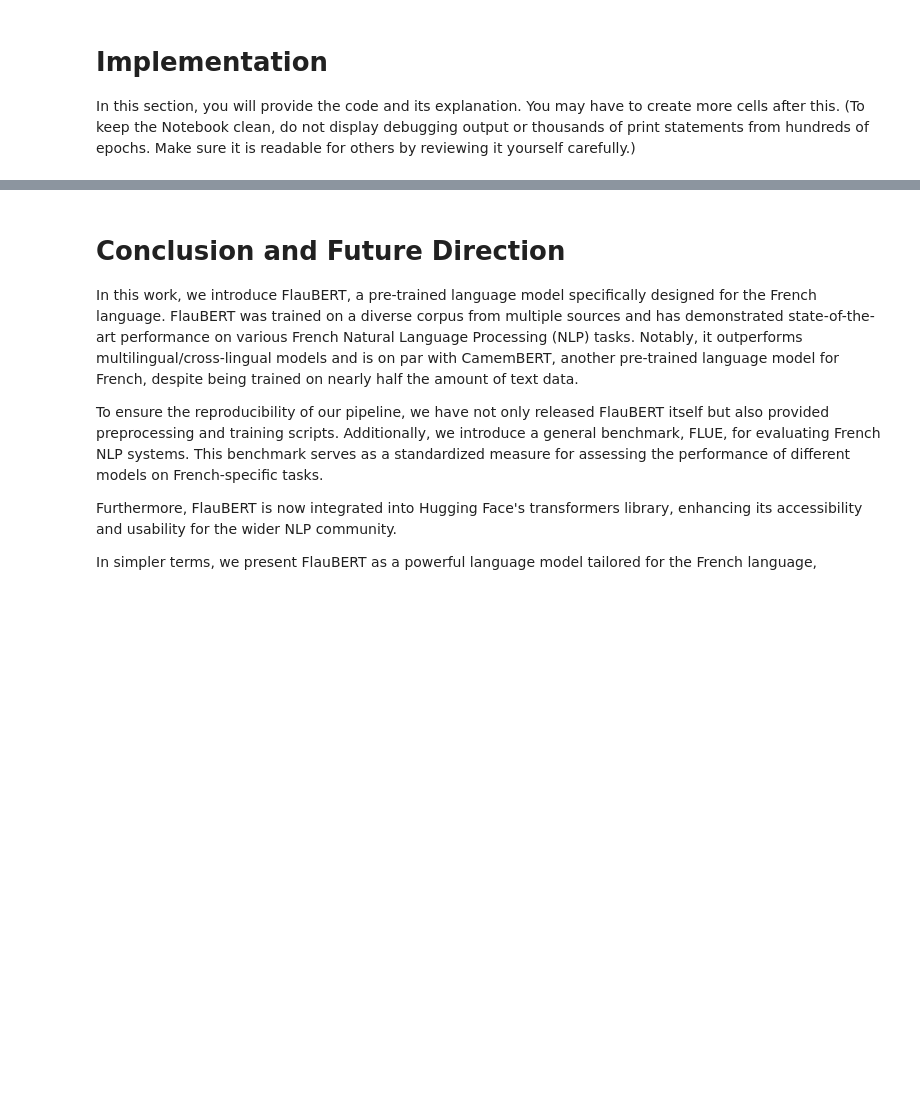
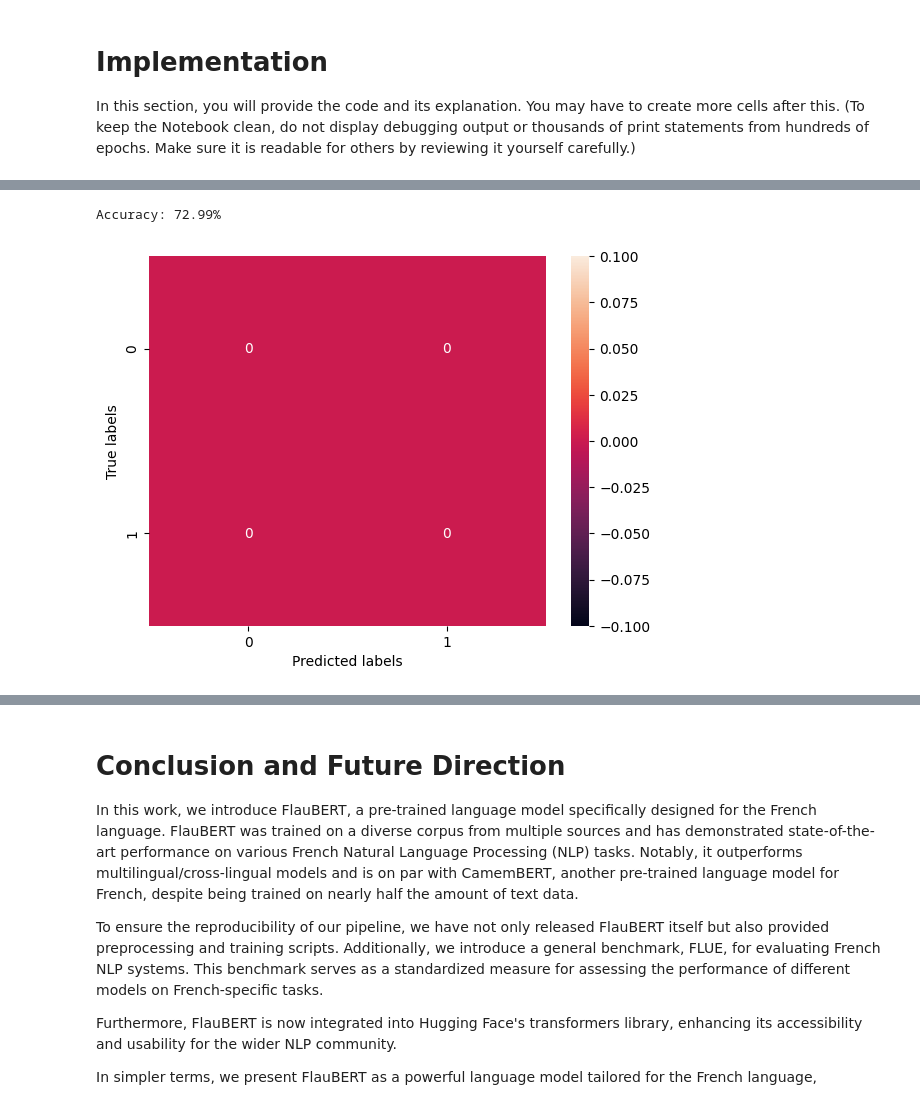
Before and after one commit to Harkiratsran7/Machine-Learning-French-Sentiment-Analysis, a Jupyter notebook: AIDI_1002_Final_Project.ipynb, the cells around one changed output, grey strips where cells are left out. Cells and saved outputs as stored; diff of their text form; code cells hidden in the pictures; blank space fills up the shorter version.

```diff
--- a/AIDI_1002_Final_Project.ipynb
+++ b/AIDI_1002_Final_Project.ipynb
@@ -74,0 +80,8 @@ In this section, you will provide the code and its explanation. You may have to
+# %%
+# load data
+df = pd.read_csv('./data/roft.csv')
+df['combined_text'] = df['prompt'].astype(str) + ' ' + df['generation'].astype(str)
+df['label'] = [0 if i < len(df) / 2 else 1 for i in range(len(df))]  # Update as per your dataset
+
+# use tokenizer to convert text to tokens
+tokenizer = BertTokenizer.from_pretrained('bert-base-uncased')
@@ -74,0 +106,11 @@ In this section, you will provide the code and its explanation. You may have to
+# %%
+# split dataset into train and validation
+train_size = int(0.8 * len(dataset))
+val_size = len(dataset) - train_size
+train_dataset, val_dataset = torch.utils.data.random_split(dataset, [train_size, val_size])
+
+# reduce training dataset
+train_dataset = torch.utils.data.Subset(train_dataset, range(0, 1000))
+
+# model definition
+model = BertForSequenceClassification.from_pretrained('bert-base-uncased', num_labels=2)
@@ -74,0 +187,39 @@ In this section, you will provide the code and its explanation. You may have to
+# %%
+# make predictions on validation dataset
+predictions = trainer.predict(val_dataset)
+
+# extract predicted labels from predictions
+y_pred = np.argmax(predictions.predictions, axis=1)
+
+# extract true labels from dataset
+y_true = [item['labels'].item() for item in val_dataset]
+
+# calculate accuracy
+accuracy = accuracy_score(y_true, y_pred)
+print("Accuracy: {:.2f}%".format(accuracy * 100))
+# %% [output]
+Accuracy: 72.99%
+# %%
+# confusion matrix
+
+# generate predictions on the validation dataset
+predictions = trainer.predict(val_dataset)
+
+# extract predicted labels
+y_pred = np.argmax(predictions.predictions, axis=1)
+
+# exyract true labels from the validation dataset
+y_true = [item['labels'].item() for item in val_dataset]
+
+# calculate confusion matrix
+confusion_matrix(y_true, y_pred)
+
+# plot confusion matrix
+labels = ['0', '1']
+cm = confusion_matrix(y_true, y_pred, labels=labels)
+ax = sns.heatmap(cm, annot=True, fmt='d', xticklabels=labels, yticklabels=labels)
+ax.set_xlabel('Predicted labels')
+ax.set_ylabel('True labels')
+plt.show()
+# %% [output]
+[figure, added]
```
Also changed, not shown: parts of 14 cells of this notebook.
